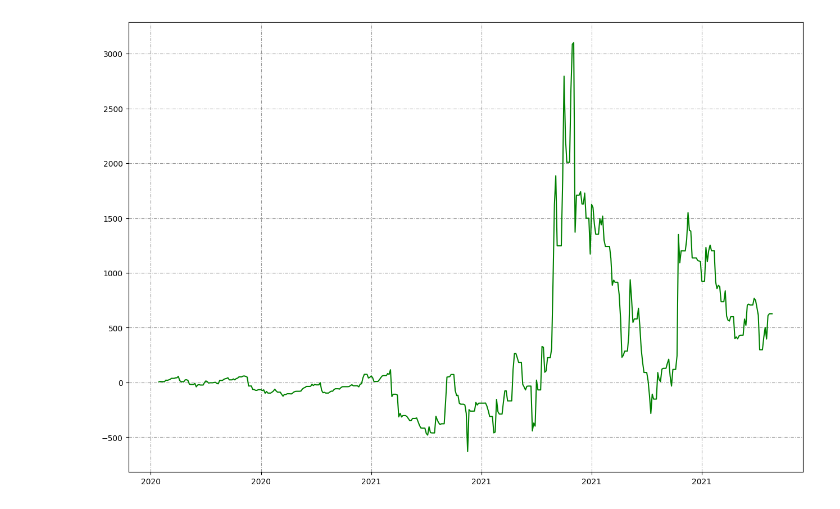
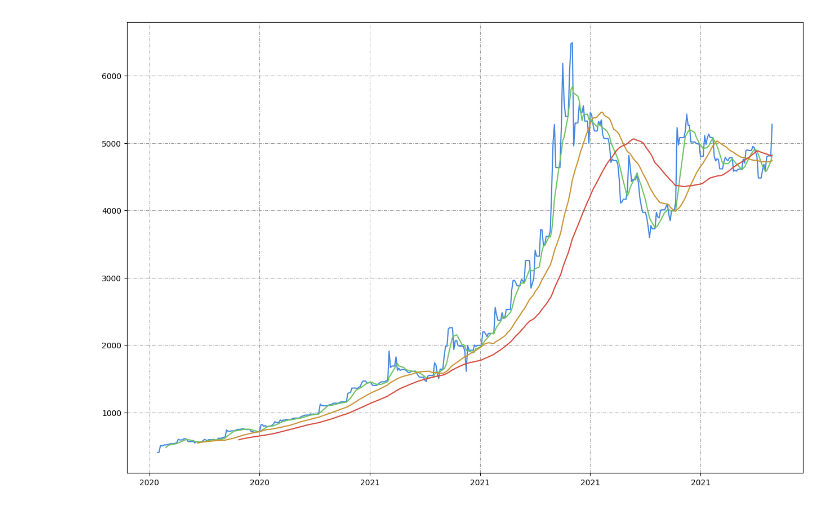
Before and after one commit to CharlieBignell/DataScience-StockMarket, a Jupyter notebook: analyse.ipynb, the cells around one changed output. Saved outputs shown, nothing was run; the diff lists cells and outputs as text; code cells hidden in the pictures.

```diff
--- a/analyse.ipynb
+++ b/analyse.ipynb
@@ -249,9 +251,4 @@ df_dailyActivity["Cum Buy"] = df_dailyActivity["Total Bought"].cumsum()
 df_dailyActivity["Cum Sell"] = df_dailyActivity["Total Sold"].cumsum()
 df_dailyActivity["Net Cum"] = df_dailyActivity["Cum Buy"]*-1 - df_dailyActivity["Cum Sell"]
 df_dailyActivity["Gains"] = df_dailyActivity["Value"] - df_dailyActivity["Net Cum"]
-
-print(getDayPortfolio(getDateFormat(26, 8, 2020)))
-print()
-print(getDayPortfolio(getDateFormat(27, 8, 2020)))
-print()
-print(getDayPortfolio(getDateFormat(28, 8, 2020)))
+df_dailyActivity.drop(columns=["Cum Buy", "Cum Sell", "Net Cum"], inplace=True)
@@ -276,5 +255,16 @@ print(getDayPortfolio(getDateFormat(28, 8, 2020)))
+# %%
+# Calculate rolling avg
+df_rolling = df_dailyActivity[["Date", "Value"]]
+
+rolling7 = df_rolling.rolling(7).mean()
+rolling30 = df_rolling.rolling(30).mean()
+rolling60 = df_rolling.rolling(60).mean()
+
+df_rolling["7Day"] = rolling7
+df_rolling["30Day"] = rolling30
+df_rolling["60Day"] = rolling60
 # %%
-def price_plot(graph, iDate, iValue, df = df_dailyValue, c = 'green', start = df_dailyValue["Date"].min(), end = df_dailyValue["Date"].max()):
+def plotPortfolio(graph, iDate, iValue, df = df_dailyValue, c = 'green', start = df_dailyValue["Date"].min(), end = df_dailyValue["Date"].max()):
 
     # Get the date range
     df_sub = df.loc[(df["Date"] >= start) & (df["Date"] <= end)]
@@ -287,16 +333,13 @@ def price_plot(graph, iDate, iValue, df = df_dailyValue, c = 'green', start = df
 # %%
-    # Defines area taken up by the plot
-    fig = plt.figure(figsize=(12,8),dpi=100)
-    graph = fig.add_axes([0,0,1,1])
+# Plots
+fig = plt.figure(figsize=(12,8),dpi=100)
+graph = fig.add_axes([0,0,1,1])
+graph.xaxis.set_major_locator(plt.MaxNLocator(8))
+graph.grid(True, color='0.6', dashes=(5, 2, 1, 2))
 
-    # Set max ticks on the x axis
-    graph.xaxis.set_major_locator(plt.MaxNLocator(8))
-
-    # Add a grid, color, dashes(5pts 1 pt dashes separated by 2pt space)
-    graph.grid(True, color='0.6', dashes=(5, 2, 1, 2))
-
-    # price_plot(graph, 0, 1, df_dailyValue, 'blue')
-
-    price_plot(graph, 0, 13, df_dailyActivity, 'green')
+plotPortfolio(graph, 0,1, df_rolling, '#4385e0') # Daily Value
+plotPortfolio(graph, 0,2, df_rolling, '#6cc460') # 7-day rolling avg
+plotPortfolio(graph, 0,3, df_rolling, '#c99232') # 30-day rolling avg
+plotPortfolio(graph, 0,4, df_rolling, '#d6493a') # 60-day rolling avg
 # %% [output]
-[figure, old version]
+[figure, new version]
```
Also changed, not shown: parts of 8 cells of this notebook.
